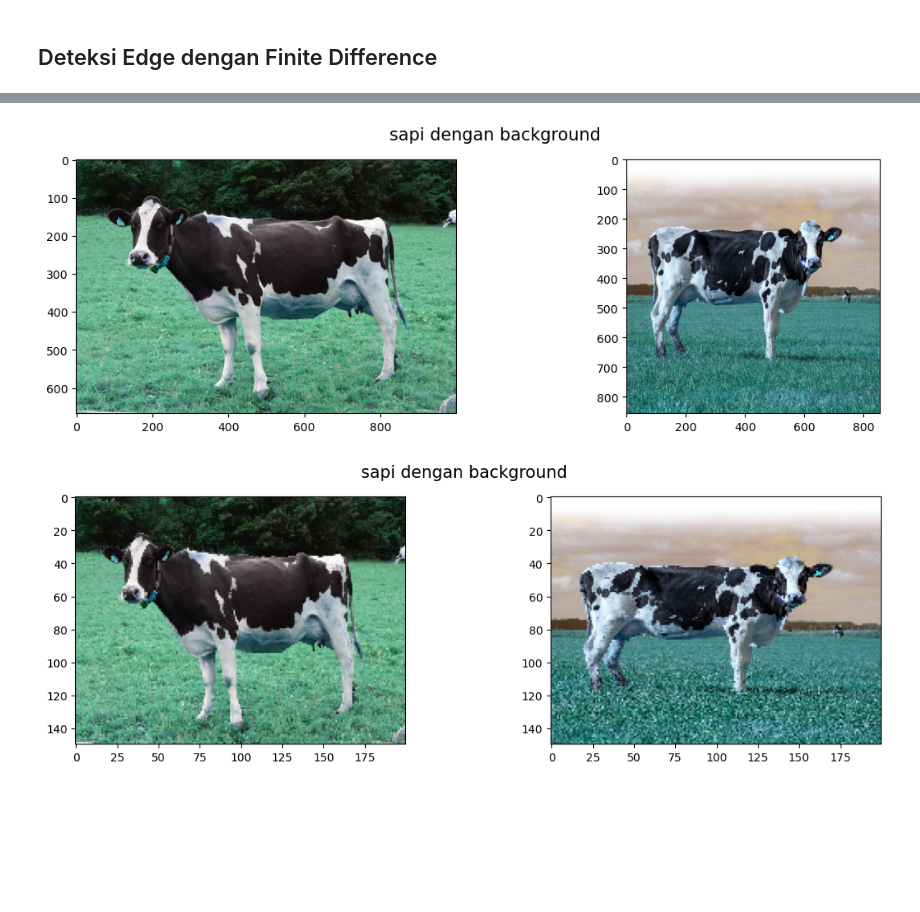
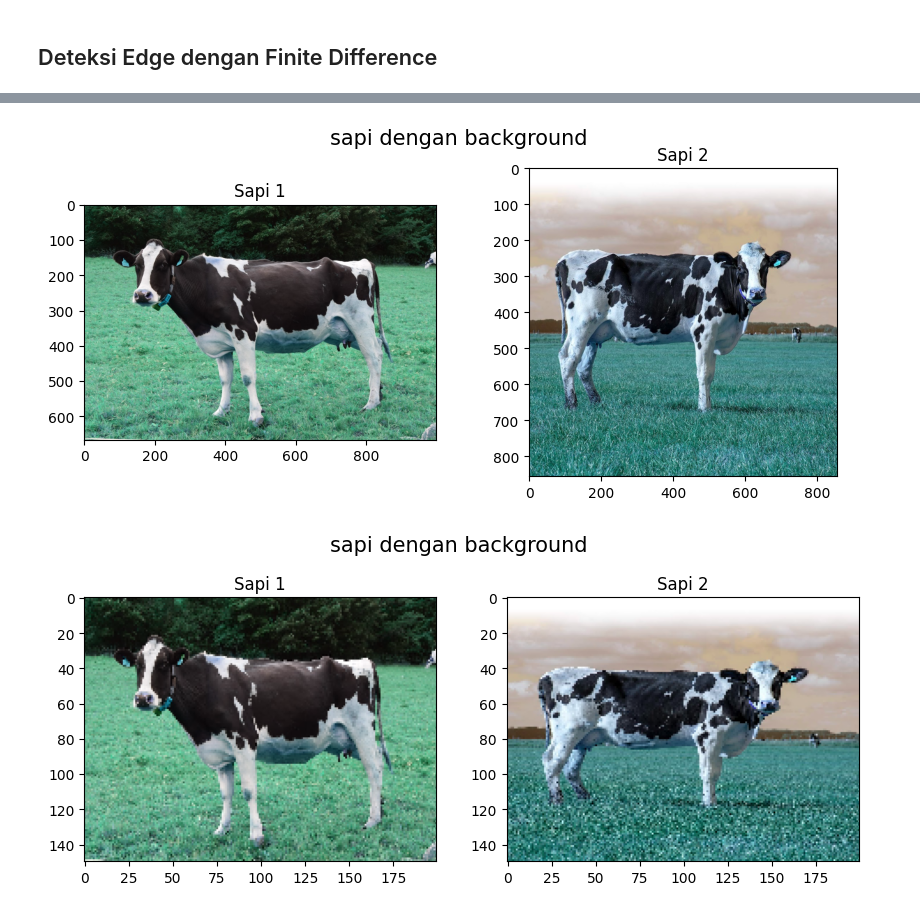
Before and after one commit to naragift/sapixy, a Jupyter notebook: main.ipynb, the cells around one changed output, grey strips where cells are left out. Saved outputs shown, nothing was run; the diff lists cells and outputs as text; code cells hidden in the pictures; blank space fills up the shorter version.

```diff
--- a/main.ipynb
+++ b/main.ipynb
@@ -13,7 +13,7 @@ import matplotlib.pyplot as plt
 # %% [markdown]
 ## Menampilkan Gambar
 # %%
-def display_im(im1, im2,im3, title):
+def display_im(im1, im2, im3, title):
   f, (ax1, ax2, ax3) = plt.subplots(1, 3, figsize=(14, 4))
   ax1.imshow(im1, cmap='gray')
   ax1.set_title('Sapi 1')
@@ -23,9 +23,12 @@ def display_im(im1, im2,im3, title):
   ax3.set_title('Sapi 3')
   f.suptitle(title, fontsize=15)
 
-def display_im2(im1, title):
-  f, (ax1) = plt.subplots(1, 1, figsize=(14, 4))
+def display_im2(im1, im2, title):
+  f, (ax1, ax2) = plt.subplots(1, 2, figsize=(10, 4))
   ax1.imshow(im1, cmap='gray')
+  ax1.set_title('Sapi 1')
+  ax2.imshow(im2, cmap='gray')
+  ax2.set_title('Sapi 2')
   f.suptitle(title, fontsize=15)
 # %%
 sapi_tanpa_bg1 = cv2.imread('./sapi1.jpg')
@@ -231,17 +234,14 @@ sapi_dgn_bg2 = cv2.imread('./sapiy.jpg')
 
 display_im2(sapi_dgn_bg1, sapi_dgn_bg2, title='sapi dengan background')
 # %% [output]
-[figure, old version]
+[figure, new version]
 # %%
-new_width = 200
-new_height = 150
+resized_image4 = resize_image(sapi_dgn_bg1, new_width, new_height)
+resized_image5 = resize_image(sapi_dgn_bg2, new_width, new_height)
 
-resized_image1 = resize_image(sapi_dgn_bg1, new_width, new_height)
-resized_image2 = resize_image(sapi_dgn_bg2, new_width, new_height)
-
-display_im2(resized_image1, resized_image2, title='sapi dengan background')
+display_im2(resized_image4, resized_image5, title='sapi dengan background')
 # %% [output]
-[figure, old version]
+[figure, new version]
 # %%
 pattern = undisconnected_dots1
 pattern2 = undisconnected_dots2
```
Also changed, not shown: parts of 11 cells of this notebook.
